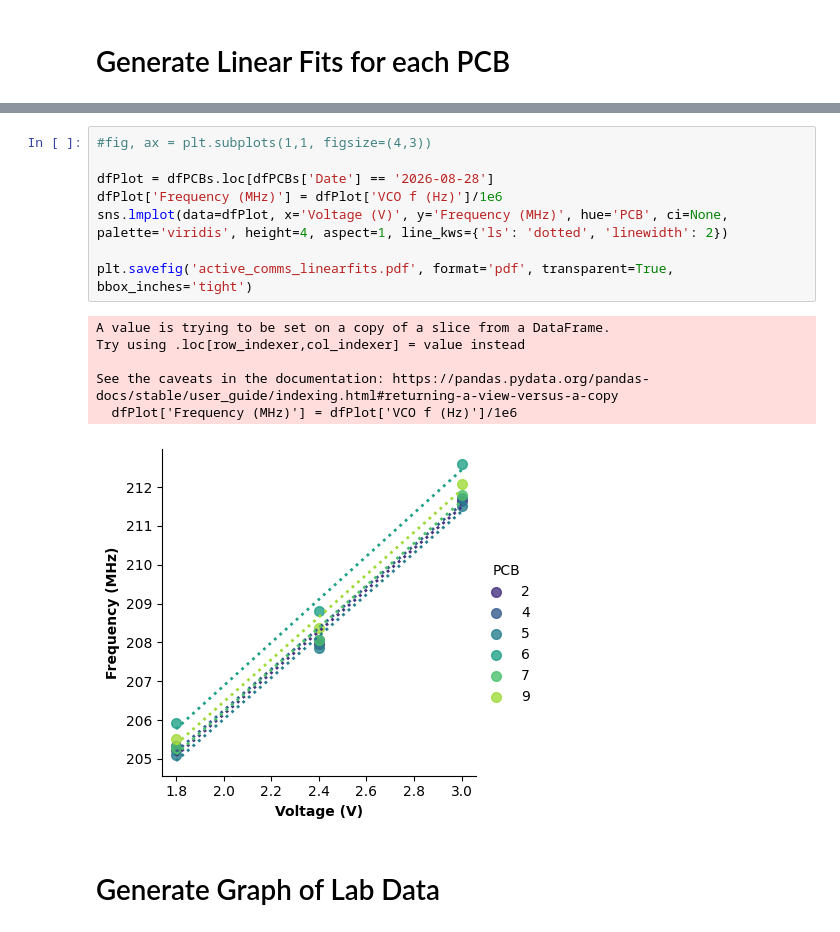
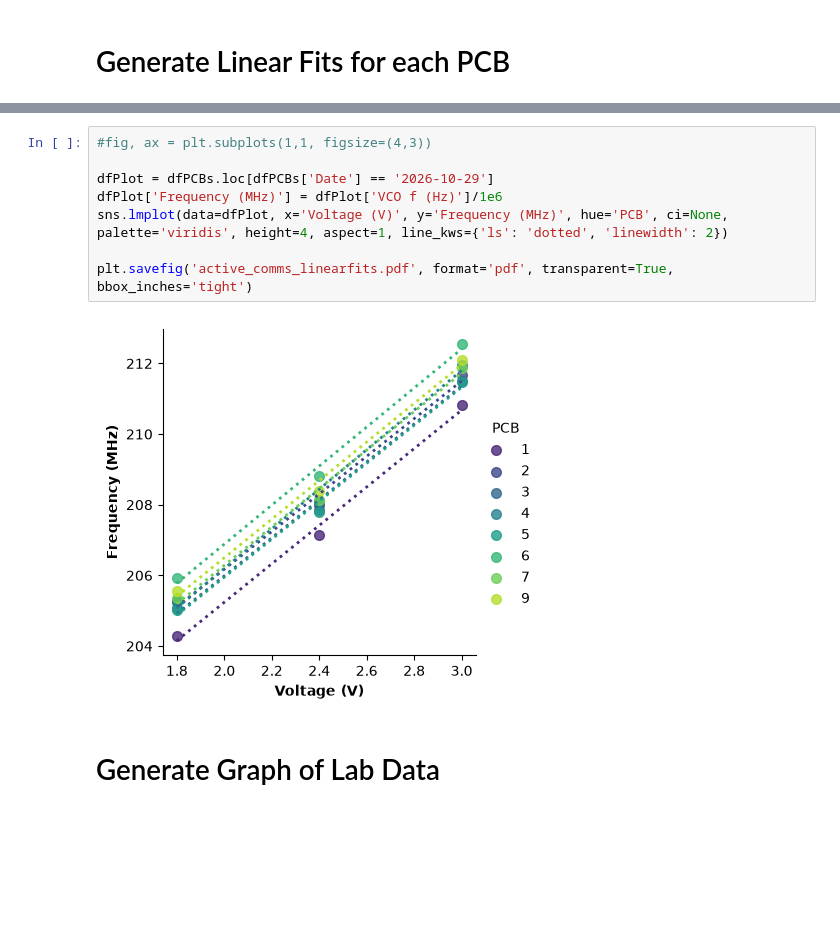
Before and after one commit to evschell/active_comms_fieldtest, a Jupyter notebook: active_comms_fieldtest.ipynb, the cells around one changed output, grey strips where cells are left out. Drawn from its saved outputs; the diff is of its cells as text; blank space fills up the shorter version.

Commit message:
added 10/29/26 data for pcb linear fit finding

```diff
--- a/active_comms_fieldtest.ipynb
+++ b/active_comms_fieldtest.ipynb
@@ -154,18 +162,13 @@ print(dfPlotFitLines)
 # %%
 #fig, ax = plt.subplots(1,1, figsize=(4,3))
 
-dfPlot = dfPCBs.loc[dfPCBs['Date'] == '2026-08-28']
+dfPlot = dfPCBs.loc[dfPCBs['Date'] == '2026-10-29']
 dfPlot['Frequency (MHz)'] = dfPlot['VCO f (Hz)']/1e6
 sns.lmplot(data=dfPlot, x='Voltage (V)', y='Frequency (MHz)', hue='PCB', ci=None, palette='viridis', height=4, aspect=1, line_kws={'ls': 'dotted', 'linewidth': 2})
 
 plt.savefig('active_comms_linearfits.pdf', format='pdf', transparent=True, bbox_inches='tight')
 # %% [output]
-A value is trying to be set on a copy of a slice from a DataFrame.
-Try using .loc[row_indexer,col_indexer] = value instead
-
-See the caveats in the documentation: https://pandas.pydata.org/pandas-docs/stable/user_guide/indexing.html#returning-a-view-versus-a-copy
-  dfPlot['Frequency (MHz)'] = dfPlot['VCO f (Hz)']/1e6
-[figure, old version]
+[figure, new version]
 # %% [markdown]
 # Generate Graph of Lab Data
 # %%
```
Also changed, not shown: parts of 2 cells of this notebook, 1 other file.
